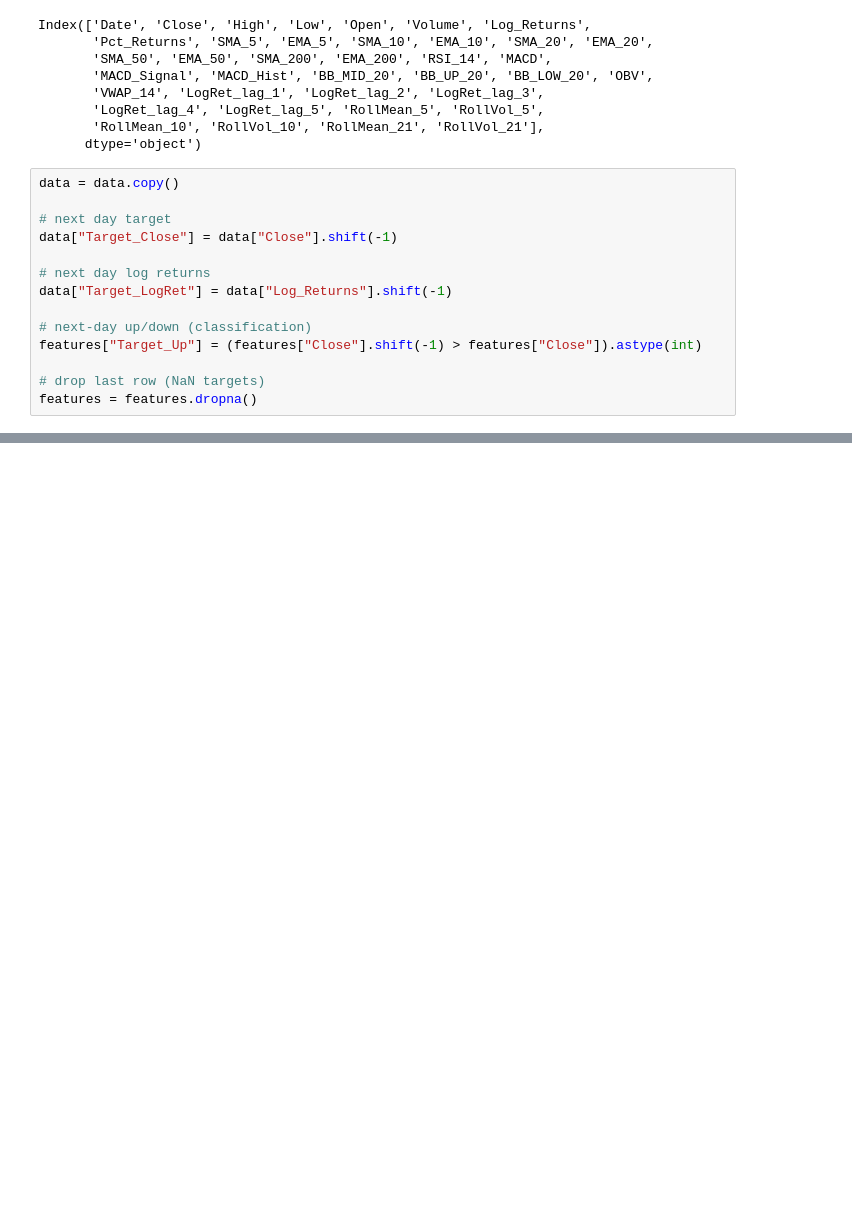
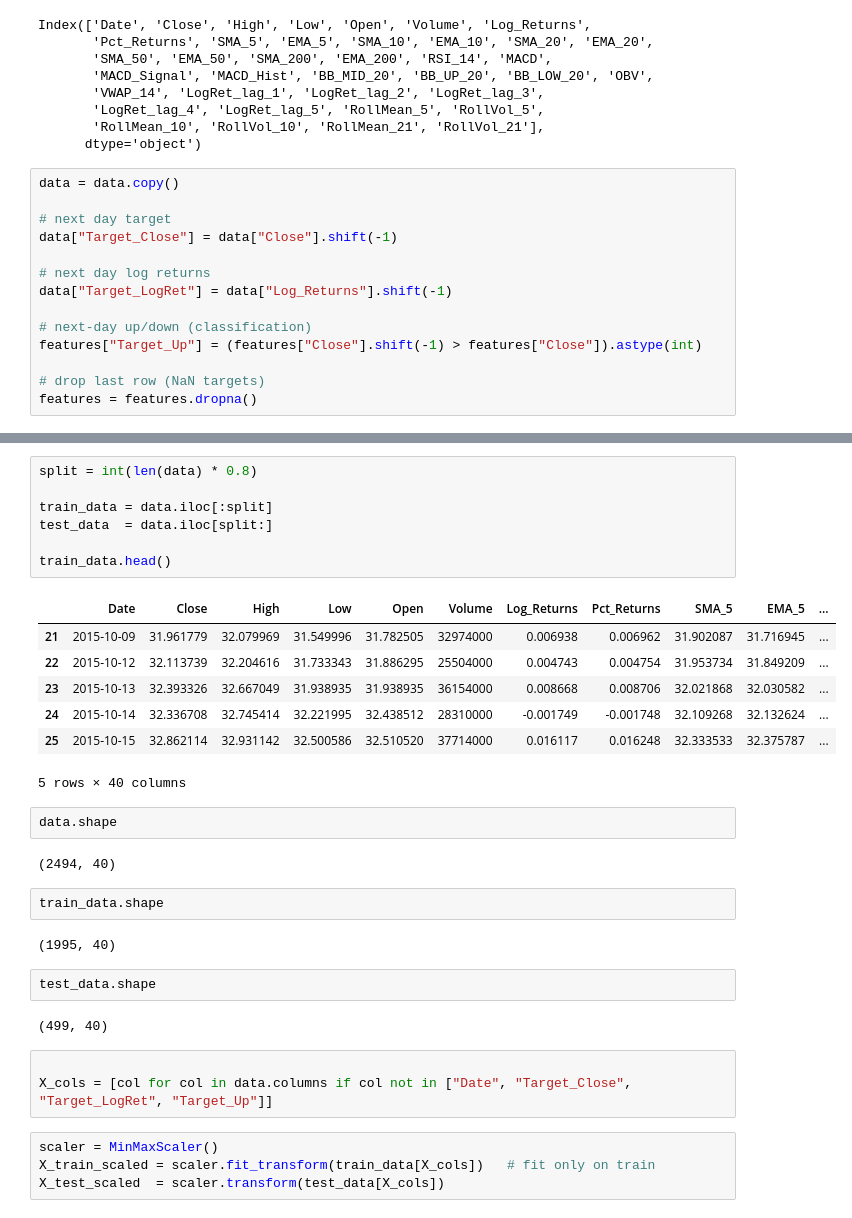
Before and after one commit to kamijoseph/Stocks-Price-Prediction-WebApp, a Jupyter notebook: notebook/model.ipynb, the cells around one changed output, grey strips where cells are left out. Saved outputs shown, nothing was run; the diff lists cells and outputs as text; blank space fills up the shorter version.

Commit message:
min max scaler

```diff
--- a/notebook/model.ipynb
+++ b/notebook/model.ipynb
@@ -531,0 +541,34 @@ data.head()
+# %%
+split = int(len(data) * 0.8)
+
+train_data = data.iloc[:split]
+test_data  = data.iloc[split:]
+
+train_data.head()
+# %% [output]
+|  | Date | Close | High | Low | Open | Volume | Log_Returns | Pct_Returns | SMA_5 | EMA_5 | ... |
+| 21 | 2015-10-09 | 31.961779 | 32.079969 | 31.549996 | 31.782505 | 32974000 | 0.006938 | 0.006962 | 31.902087 | 31.716945 | ... |
+| 22 | 2015-10-12 | 32.113739 | 32.204616 | 31.733343 | 31.886295 | 25504000 | 0.004743 | 0.004754 | 31.953734 | 31.849209 | ... |
+| 23 | 2015-10-13 | 32.393326 | 32.667049 | 31.938935 | 31.938935 | 36154000 | 0.008668 | 0.008706 | 32.021868 | 32.030582 | ... |
+| 24 | 2015-10-14 | 32.336708 | 32.745414 | 32.221995 | 32.438512 | 28310000 | -0.001749 | -0.001748 | 32.109268 | 32.132624 | ... |
+| 25 | 2015-10-15 | 32.862114 | 32.931142 | 32.500586 | 32.510520 | 37714000 | 0.016117 | 0.016248 | 32.333533 | 32.375787 | ... |
+5 rows × 40 columns
+# %%
+data.shape
+# %% [output]
+(2494, 40)
+# %%
+train_data.shape
+# %% [output]
+(1995, 40)
+# %%
+test_data.shape
+# %% [output]
+(499, 40)
+# %%
+
+X_cols = [col for col in data.columns if col not in ["Date", "Target_Close", "Target_LogRet", "Target_Up"]]
+# %%
+scaler = MinMaxScaler()
+X_train_scaled = scaler.fit_transform(train_data[X_cols])   # fit only on train
+X_test_scaled  = scaler.transform(test_data[X_cols])
```
Also changed, not shown: parts of 2 cells of this notebook.
